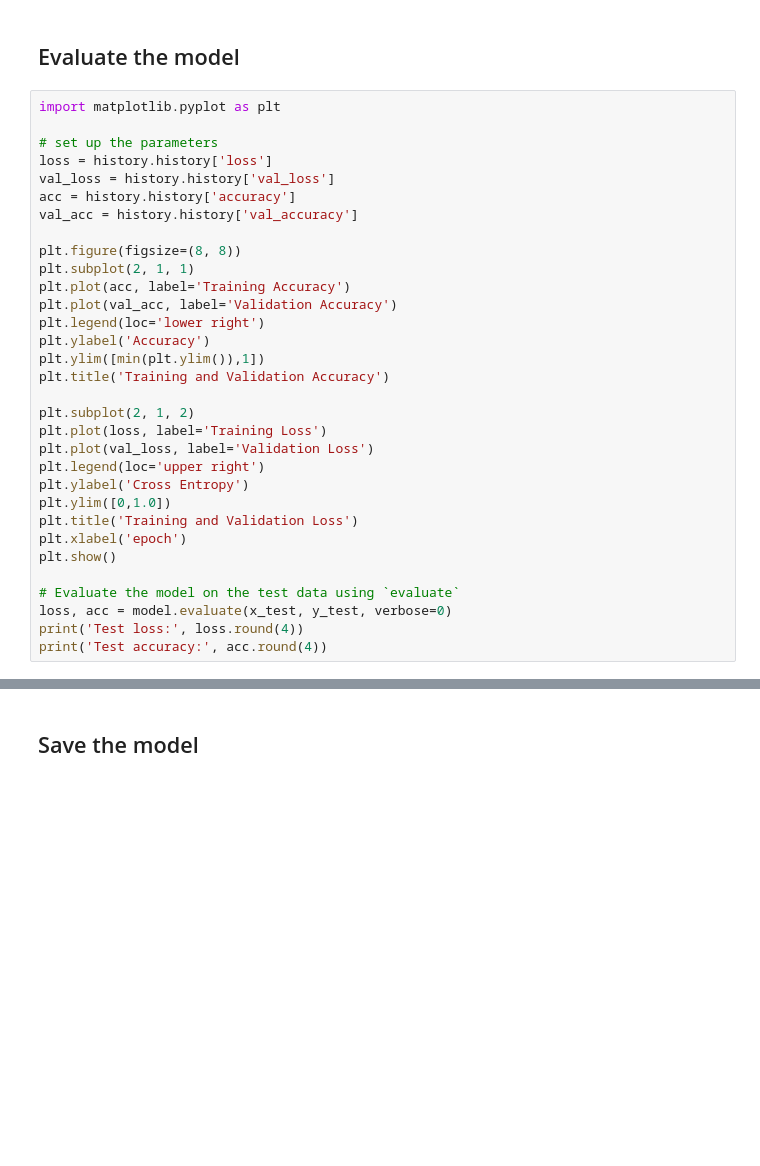
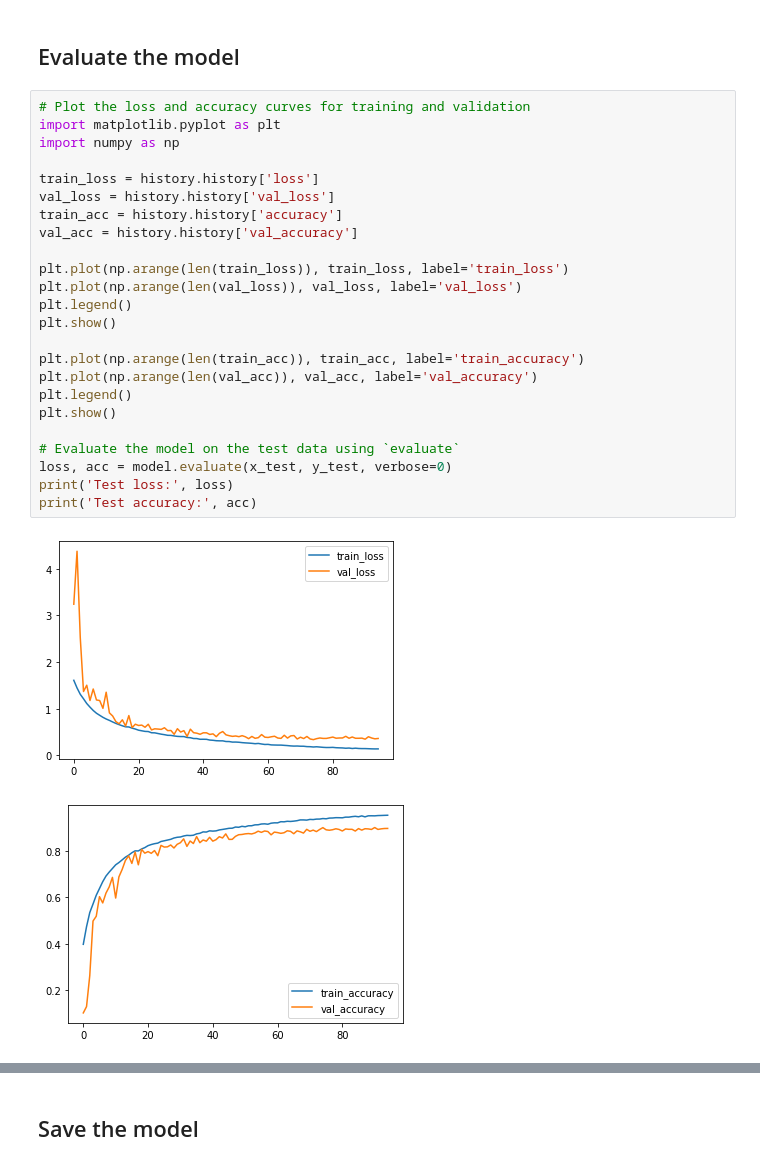
Before and after one commit to ntaka-0303/AI-Masrer, a Jupyter notebook: S13.WebApp/make_model.ipynb, the cells around one changed output, grey strips where cells are left out. Saved outputs shown, nothing was run; the diff lists cells and outputs as text; blank space fills up the shorter version.

```diff
--- a/S13.WebApp/make_model.ipynb
+++ b/S13.WebApp/make_model.ipynb
@@ -97,34 +144,29 @@ history = model.fit(x_train, y_train,
 # %% [markdown]
 ## Evaluate the model
 # %%
+# Plot the loss and accuracy curves for training and validation
 import matplotlib.pyplot as plt
+import numpy as np
 
-# set up the parameters
-loss = history.history['loss']
+train_loss = history.history['loss']
 val_loss = history.history['val_loss']
-acc = history.history['accuracy']
+train_acc = history.history['accuracy']
 val_acc = history.history['val_accuracy']
 
-plt.figure(figsize=(8, 8))
-plt.subplot(2, 1, 1)
-plt.plot(acc, label='Training Accuracy')
-plt.plot(val_acc, label='Validation Accuracy')
-plt.legend(loc='lower right')
-plt.ylabel('Accuracy')
-plt.ylim([min(plt.ylim()),1])
-plt.title('Training and Validation Accuracy')
+plt.plot(np.arange(len(train_loss)), train_loss, label='train_loss')
+plt.plot(np.arange(len(val_loss)), val_loss, label='val_loss')
+plt.legend()
+plt.show()
 
-plt.subplot(2, 1, 2)
-plt.plot(loss, label='Training Loss')
-plt.plot(val_loss, label='Validation Loss')
-plt.legend(loc='upper right')
-plt.ylabel('Cross Entropy')
-plt.ylim([0,1.0])
-plt.title('Training and Validation Loss')
-plt.xlabel('epoch')
+plt.plot(np.arange(len(train_acc)), train_acc, label='train_accuracy')
+plt.plot(np.arange(len(val_acc)), val_acc, label='val_accuracy')
+plt.legend()
 plt.show()
 
 # Evaluate the model on the test data using `evaluate`
 loss, acc = model.evaluate(x_test, y_test, verbose=0)
-print('Test loss:', loss.round(4))
-print('Test accuracy:', acc.round(4))
+print('Test loss:', loss)
+print('Test accuracy:', acc)
+# %% [output]
+[figure, added]
+[figure, added]
```
Also changed, not shown: parts of 11 cells of this notebook.
